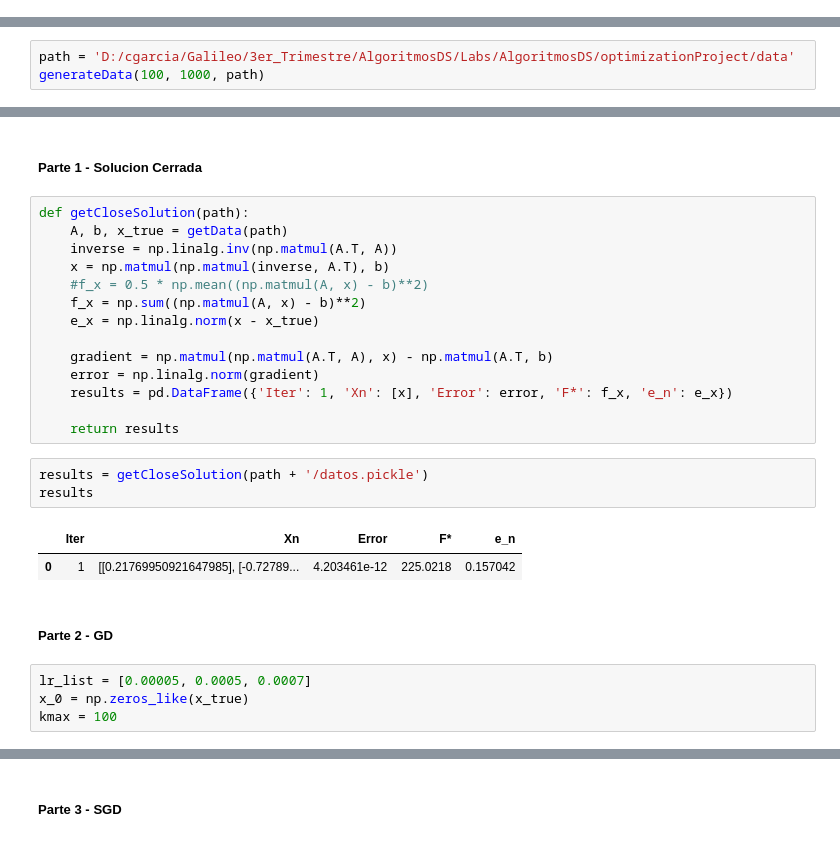
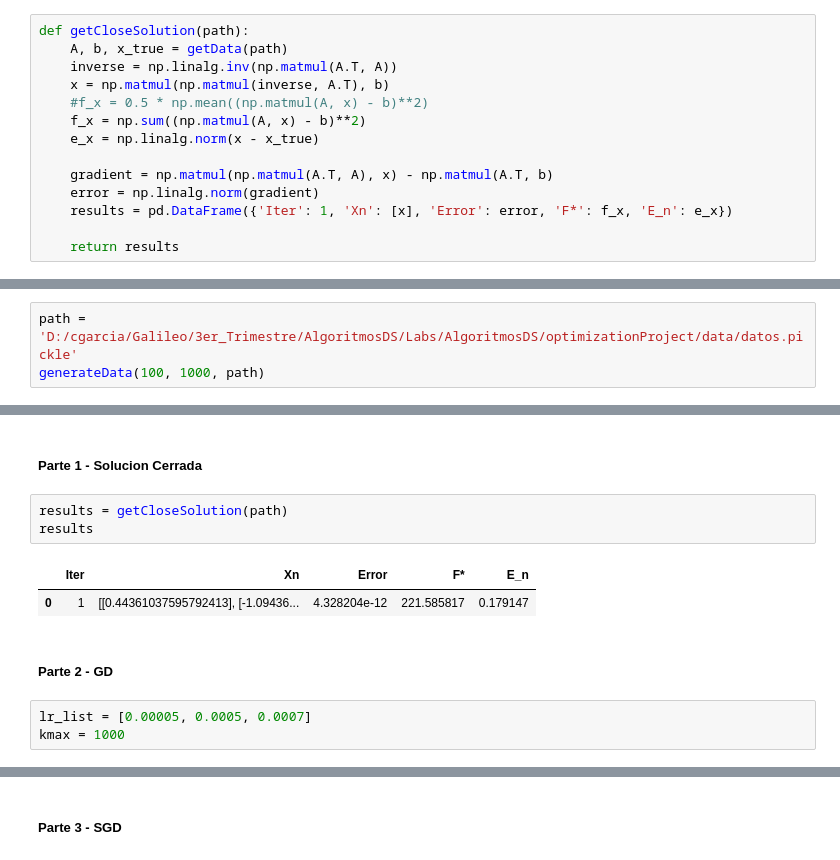
Before and after one commit to CarlosGarlem/AlgoritmosDS, a Jupyter notebook: optimizationProject/algoritmos.ipynb, the cells around one changed output, grey strips where cells are left out. Saved outputs shown, nothing was run; the diff lists cells and outputs as text.

```diff
--- a/optimizationProject/algoritmos.ipynb
+++ b/optimizationProject/algoritmos.ipynb
@@ -389,4 +389,18 @@ def getData(filepath):
     x_true = data['x_true']
 
     return A, b, x_true
+# %%
+def getCloseSolution(path):
+    A, b, x_true = getData(path)
+    inverse = np.linalg.inv(np.matmul(A.T, A))
+    x = np.matmul(np.matmul(inverse, A.T), b)
+    #f_x = 0.5 * np.mean((np.matmul(A, x) - b)**2)
+    f_x = np.sum((np.matmul(A, x) - b)**2)
+    e_x = np.linalg.norm(x - x_true)
+
+    gradient = np.matmul(np.matmul(A.T, A), x) - np.matmul(A.T, b)
+    error = np.linalg.norm(gradient)
+    results = pd.DataFrame({'Iter': 1, 'Xn': [x], 'Error': error, 'F*': f_x, 'E_n': e_x})
+
+    return results
 # %%
@@ -429,4 +453,4 @@ def computeGD(path, x_0, kmax, lr, mb_size, epsilon = 0.00000001):
 # %%
-path = 'D:/cgarcia/Galileo/3er_Trimestre/AlgoritmosDS/Labs/AlgoritmosDS/optimizationProject/data'
+path = 'D:/cgarcia/Galileo/3er_Trimestre/AlgoritmosDS/Labs/AlgoritmosDS/optimizationProject/data/datos.pickle'
 generateData(100, 1000, path)
 # %% [output]
@@ -443,31 +467,16 @@ print(x_true.shape)
 (100, 1)
 # %% [markdown]
 ##### Parte 1 - Solucion Cerrada
-# %%
-def getCloseSolution(path):
-    A, b, x_true = getData(path)
-    inverse = np.linalg.inv(np.matmul(A.T, A))
-    x = np.matmul(np.matmul(inverse, A.T), b)
-    #f_x = 0.5 * np.mean((np.matmul(A, x) - b)**2)
-    f_x = np.sum((np.matmul(A, x) - b)**2)
-    e_x = np.linalg.norm(x - x_true)
-
-    gradient = np.matmul(np.matmul(A.T, A), x) - np.matmul(A.T, b)
-    error = np.linalg.norm(gradient)
-    results = pd.DataFrame({'Iter': 1, 'Xn': [x], 'Error': error, 'F*': f_x, 'e_n': e_x})
-
-    return results
 # %%
-results = getCloseSolution(path + '/datos.pickle')
+results = getCloseSolution(path)
 results
 # %% [output]
-|  | Iter | Xn | Error | F* | e_n |
-| 0 | 1 | [[0.21769950921647985], [-0.72789... | 4.203461e-12 | 225.0218 | 0.157042 |
+|  | Iter | Xn | Error | F* | E_n |
+| 0 | 1 | [[0.44361037595792413], [-1.09436... | 4.328204e-12 | 221.585817 | 0.179147 |
 # %% [markdown]
 ##### Parte 2 - GD
 # %%
 lr_list = [0.00005, 0.0005, 0.0007]
-x_0 = np.zeros_like(x_true)
-kmax = 100
+kmax = 1000
 # %%
 for lr in lr_list:
```
Also changed, not shown: parts of 15 cells of this notebook, 7 other files.
